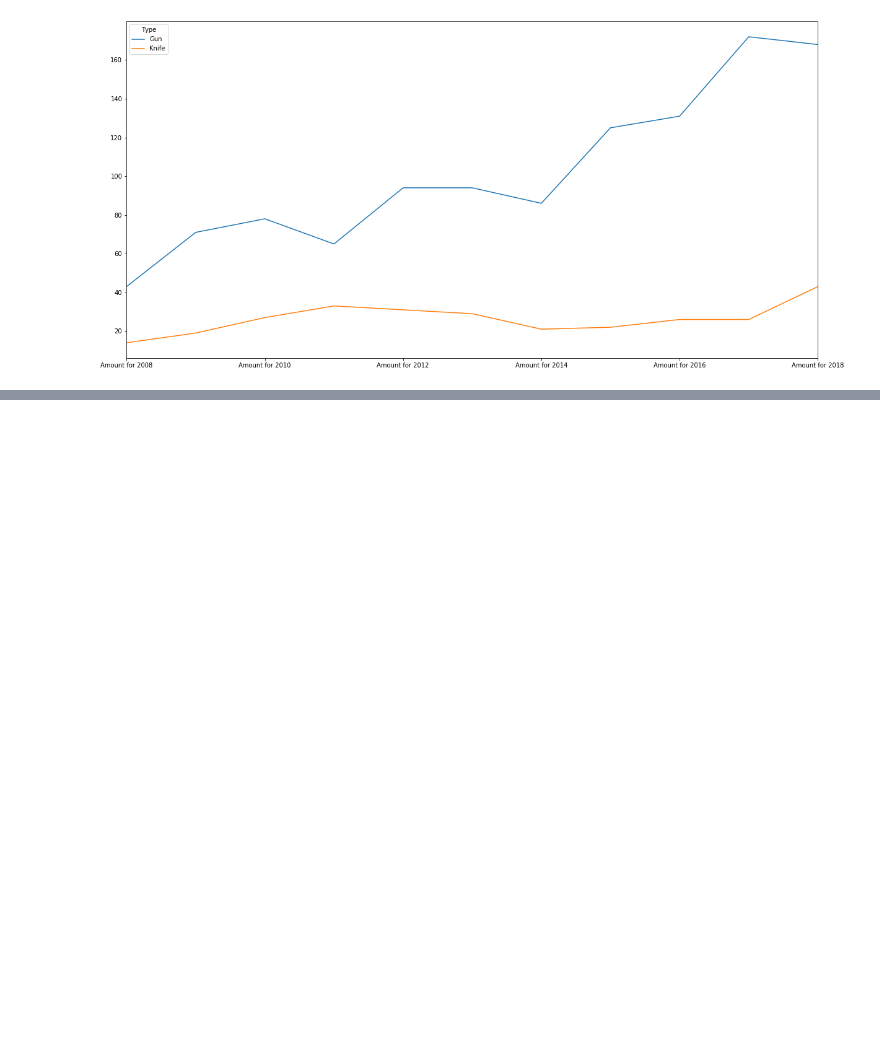
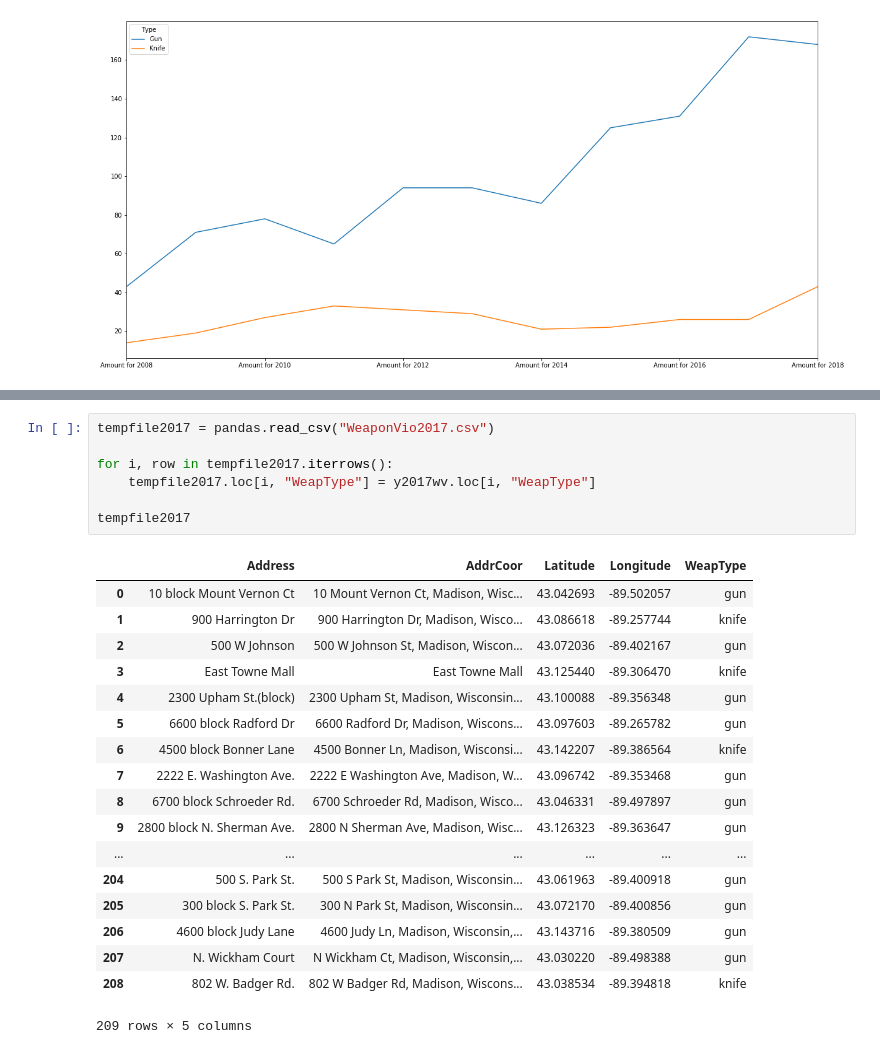
Before and after one commit to LeonTan828/Madcity_Proj, a Jupyter notebook: Incident Details.ipynb, the cells around one changed output, grey strips where cells are left out. Saved outputs shown, nothing was run; the diff lists cells and outputs as text; blank space fills up the shorter version.

```diff
--- a/Incident Details.ipynb
+++ b/Incident Details.ipynb
@@ -1666,0 +1834,26 @@ axVioType
+# %%
+tempfile2017 = pandas.read_csv("WeaponVio2017.csv")
+
+for i, row in tempfile2017.iterrows():
+    tempfile2017.loc[i, "WeapType"] = y2017wv.loc[i, "WeapType"]
+
+tempfile2017
+# %% [output]
+|  | Address | AddrCoor | Latitude | Longitude | WeapType |
+| 0 | 10 block Mount Vernon Ct | 10 Mount Vernon Ct, Madison, Wisc... | 43.042693 | -89.502057 | gun |
+| 1 | 900 Harrington Dr | 900 Harrington Dr, Madison, Wisco... | 43.086618 | -89.257744 | knife |
+| 2 | 500 W Johnson | 500 W Johnson St, Madison, Wiscon... | 43.072036 | -89.402167 | gun |
+| 3 | East Towne Mall | East Towne Mall | 43.125440 | -89.306470 | knife |
+| 4 | 2300 Upham St.(block) | 2300 Upham St, Madison, Wisconsin... | 43.100088 | -89.356348 | gun |
+| 5 | 6600 block Radford Dr | 6600 Radford Dr, Madison, Wiscons... | 43.097603 | -89.265782 | gun |
+| 6 | 4500 block Bonner Lane | 4500 Bonner Ln, Madison, Wisconsi... | 43.142207 | -89.386564 | knife |
+| 7 | 2222 E. Washington Ave. | 2222 E Washington Ave, Madison, W... | 43.096742 | -89.353468 | gun |
+| 8 | 6700 block Schroeder Rd. | 6700 Schroeder Rd, Madison, Wisco... | 43.046331 | -89.497897 | gun |
+| 9 | 2800 block N. Sherman Ave. | 2800 N Sherman Ave, Madison, Wisc... | 43.126323 | -89.363647 | gun |
+| ... | ... | ... | ... | ... | ... |
+| 204 | 500 S. Park St. | 500 S Park St, Madison, Wisconsin... | 43.061963 | -89.400918 | gun |
+| 205 | 300 block S. Park St. | 300 N Park St, Madison, Wisconsin... | 43.072170 | -89.400856 | gun |
+| 206 | 4600 block Judy Lane | 4600 Judy Ln, Madison, Wisconsin,... | 43.143716 | -89.380509 | gun |
+| 207 | N. Wickham Court | N Wickham Ct, Madison, Wisconsin,... | 43.030220 | -89.498388 | gun |
+| 208 | 802 W. Badger Rd. | 802 W Badger Rd, Madison, Wiscons... | 43.038534 | -89.394818 | knife |
+209 rows × 5 columns
```
Also changed, not shown: parts of 24 cells of this notebook, 17 other files.
